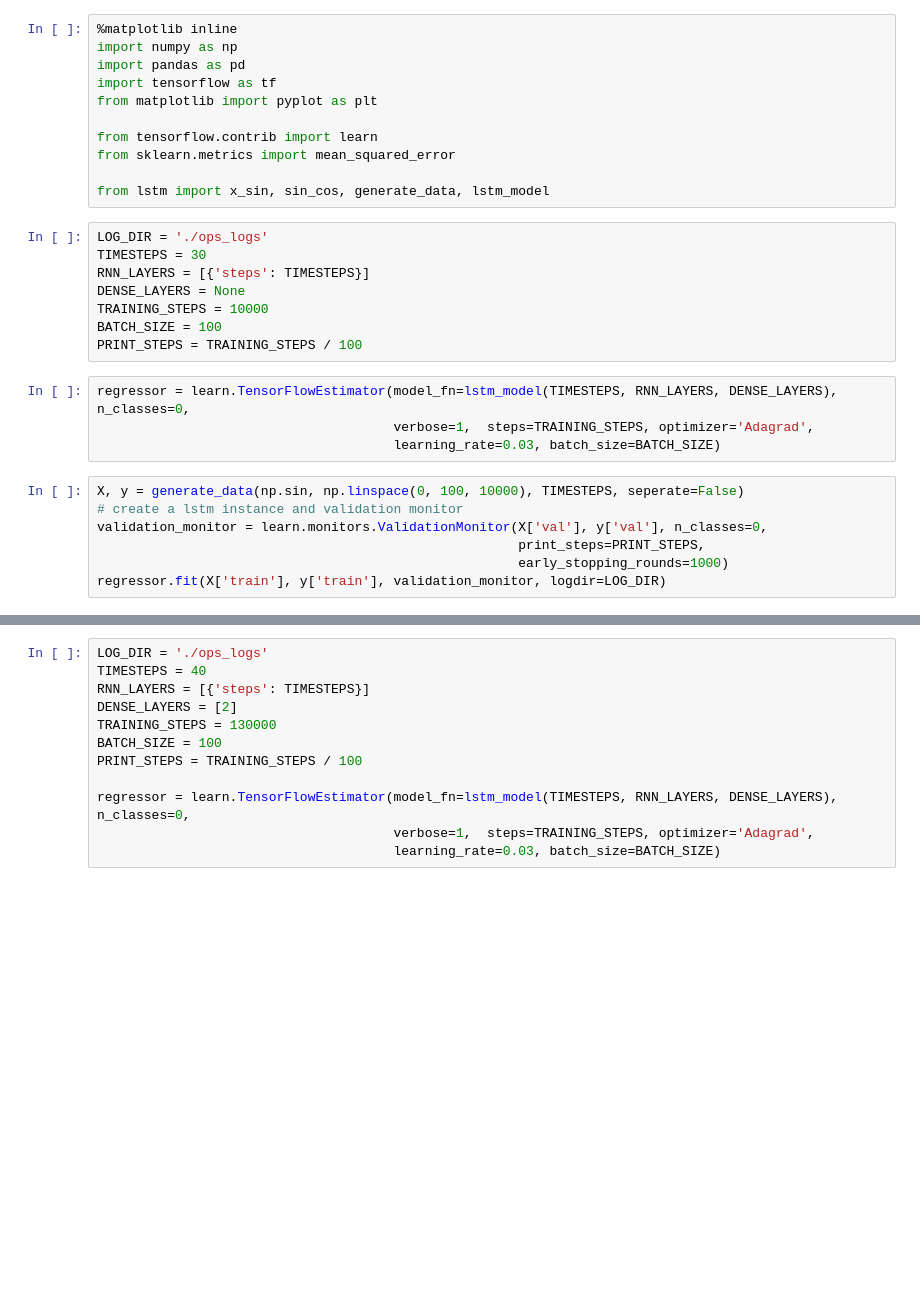
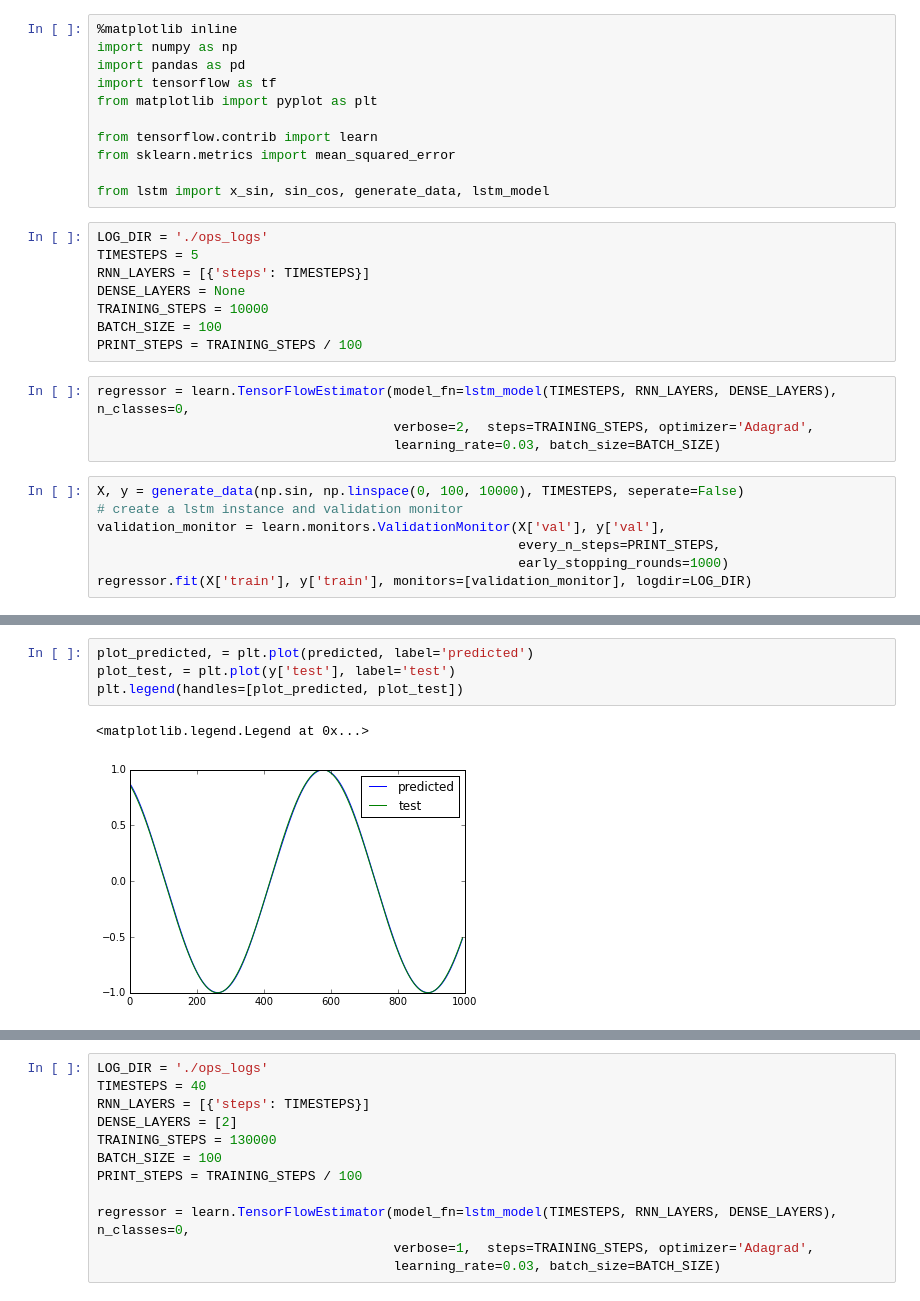
Before and after one commit to polyaxon/polyaxon, a Jupyter notebook: lstm.ipynb, the cells around one changed output, grey strips where cells are left out. Cells and saved outputs as stored; diff of their text form; blank space fills up the shorter version.

```diff
--- a/lstm.ipynb
+++ b/lstm.ipynb
@@ -11,7 +11,7 @@ from sklearn.metrics import mean_squared_error
 from lstm import x_sin, sin_cos, generate_data, lstm_model
 # %%
 LOG_DIR = './ops_logs'
-TIMESTEPS = 30
+TIMESTEPS = 5
 RNN_LAYERS = [{'steps': TIMESTEPS}]
 DENSE_LAYERS = None
 TRAINING_STEPS = 10000
@@ -19,13 +19,13 @@ BATCH_SIZE = 100
 PRINT_STEPS = TRAINING_STEPS / 100
 # %%
 regressor = learn.TensorFlowEstimator(model_fn=lstm_model(TIMESTEPS, RNN_LAYERS, DENSE_LAYERS), n_classes=0,
-                                      verbose=1,  steps=TRAINING_STEPS, optimizer='Adagrad',
+                                      verbose=2,  steps=TRAINING_STEPS, optimizer='Adagrad',
                                       learning_rate=0.03, batch_size=BATCH_SIZE)
 # %%
 X, y = generate_data(np.sin, np.linspace(0, 100, 10000), TIMESTEPS, seperate=False)
 # create a lstm instance and validation monitor
-validation_monitor = learn.monitors.ValidationMonitor(X['val'], y['val'], n_classes=0,
-                                                      print_steps=PRINT_STEPS,
+validation_monitor = learn.monitors.ValidationMonitor(X['val'], y['val'],
+                                                      every_n_steps=PRINT_STEPS,
                                                       early_stopping_rounds=1000)
-regressor.fit(X['train'], y['train'], validation_monitor, logdir=LOG_DIR)
+regressor.fit(X['train'], y['train'], monitors=[validation_monitor], logdir=LOG_DIR)
 # %% [output]
@@ -50,0 +40,7 @@ TensorFlowEstimator(continue_training=False, optimizer=Adagrad, verbose=1, learn
+# %%
+plot_predicted, = plt.plot(predicted, label='predicted')
+plot_test, = plt.plot(y['test'], label='test')
+plt.legend(handles=[plot_predicted, plot_test])
+# %% [output]
+<matplotlib.legend.Legend at 0x...>
+[figure, added]
```
Also changed, not shown: parts of 14 cells of this notebook, 1 other file.
